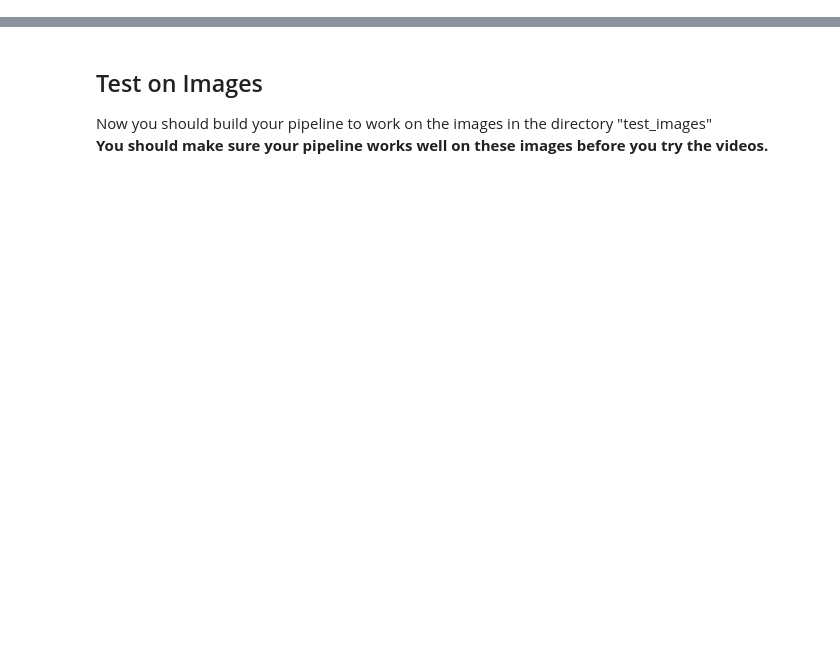
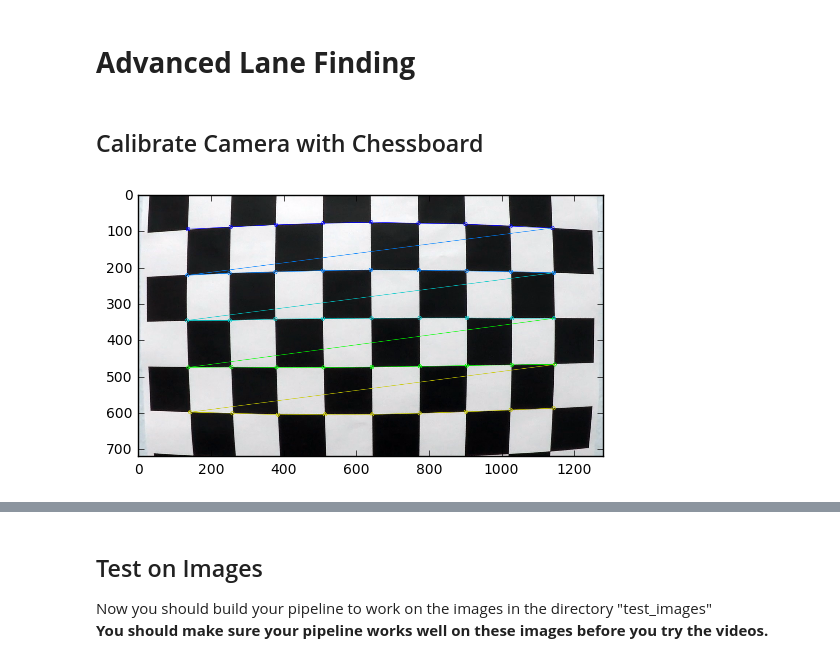
Before and after one commit to ckirksey3/lane-detection-with-opencv, a Jupyter notebook: P1.ipynb, the cells around one changed output, grey strips where cells are left out. Drawn from its saved outputs; the diff is of its cells as text; code cells hidden in the pictures; blank space fills up the shorter version.

```diff
--- a/P1.ipynb
+++ b/P1.ipynb
@@ -34 +1,5 @@ Let's have a look at our first image called 'test_images/solidWhiteRight.jpg'.
+# %% [markdown]
+# **Advanced Lane Finding**
+# %% [markdown]
+## Calibrate Camera with Chessboard
 # %%
@@ -40 +12,37 @@ import cv2
 %matplotlib inline
+# %%
+# prepare object points
+nx = 9#TODO: enter the number of inside corners in x
+ny = 5#TODO: enter the number of inside corners in y
+
+objpoints = []
+imgpoints = []
+
+objp = np.zeros((nx*ny, 3), np.float32)
+objp[:,:2] = np.mgrid[0:nx,0:ny].T.reshape(-1, 2)
+
+
+# Make a list of calibration images
+# img = mpimg.imread('resources/camera_cal/calibration1.jpg')
+images = glob.glob('resources/camera_cal/*.jpg')
+
+for idx, fname in enumerate(images):
+    # Read in an image
+    img = cv2.imread(fname)
+
+    # Convert to grayscale
+    gray = cv2.cvtColor(img, cv2.COLOR_BGR2GRAY)
+
+    # Find the chessboard corners
+    ret, corners = cv2.findChessboardCorners(gray, (nx, ny), None)
+
+    # If found, draw corners
+    if ret == True:
+        imgpoints.append(corners)
+        objpoints.append(objp)
+
+        # Draw and display the corners
+        cv2.drawChessboardCorners(img, (nx, ny), corners, ret)
+        plt.imshow(img)
+# %% [output]
+[figure, added]
```
Also changed, not shown: parts of 12 cells of this notebook, 35 other files.
